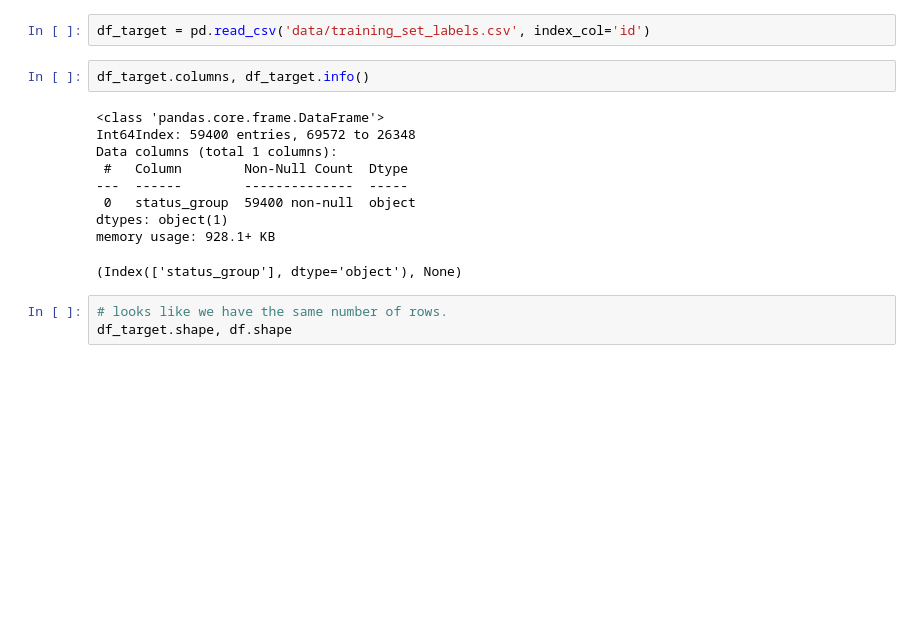
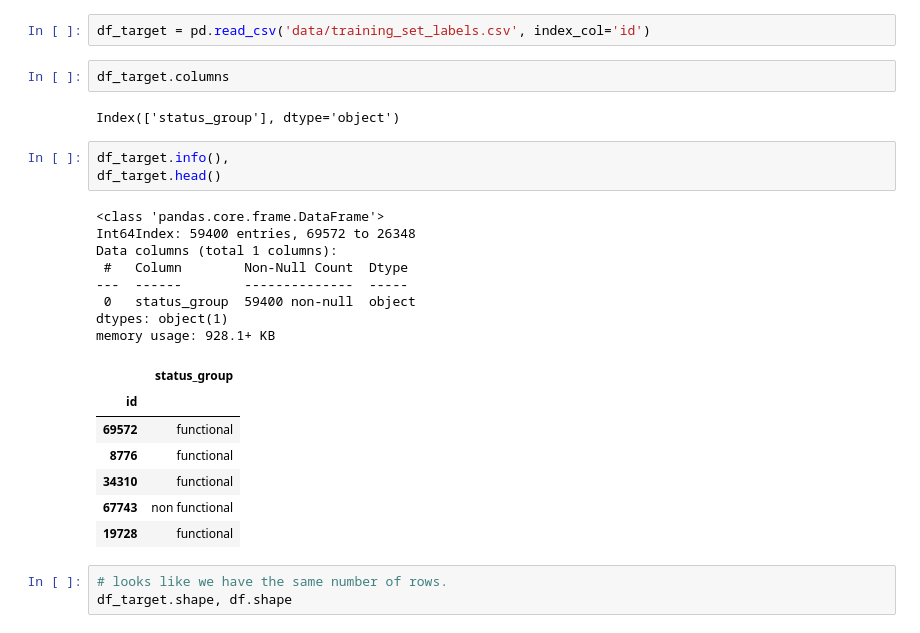
Before and after one commit to fetterollie/Tanzanian-Water-Wells, a Jupyter notebook: index.ipynb, the cells around one changed output. Drawn from its saved outputs; the diff is of its cells as text; blank space fills up the shorter version.

Commit message:
update to EDA and docstring in function, ready to start dummy model

```diff
--- a/index.ipynb
+++ b/index.ipynb
@@ -147,17 +150,28 @@ The condition labels are in a separate DataFrame so we need to bring them in.
 # %%
 df_target = pd.read_csv('data/training_set_labels.csv', index_col='id')
 # %%
-df_target.columns, df_target.info()
+df_target.columns
 # %% [output]
-<class 'pandas.core.frame.DataFrame'>
-Int64Index: 59400 entries, 69572 to 26348
-Data columns (total 1 columns):
- #   Column        Non-Null Count  Dtype
----  ------        --------------  -----
- 0   status_group  59400 non-null  object
-dtypes: object(1)
-memory usage: 928.1+ KB
+Index(['status_group'], dtype='object')
-(Index(['status_group'], dtype='object'), None)
+# %%
+df_target.info(),
+df_target.head()
+# %% [output]
+<class 'pandas.core.frame.DataFrame'>
+Int64Index: 59400 entries, 69572 to 26348
+Data columns (total 1 columns):
+ #   Column        Non-Null Count  Dtype
+---  ------        --------------  -----
+ 0   status_group  59400 non-null  object
+dtypes: object(1)
+memory usage: 928.1+ KB
+|  | status_group |
+| id |  |
+| 69572 | functional |
+| 8776 | functional |
+| 34310 | functional |
+| 67743 | non functional |
+| 19728 | functional |
 # %%
 # looks like we have the same number of rows.
 df_target.shape, df.shape
```
Also changed, not shown: parts of 22 cells of this notebook, 1 other file.
